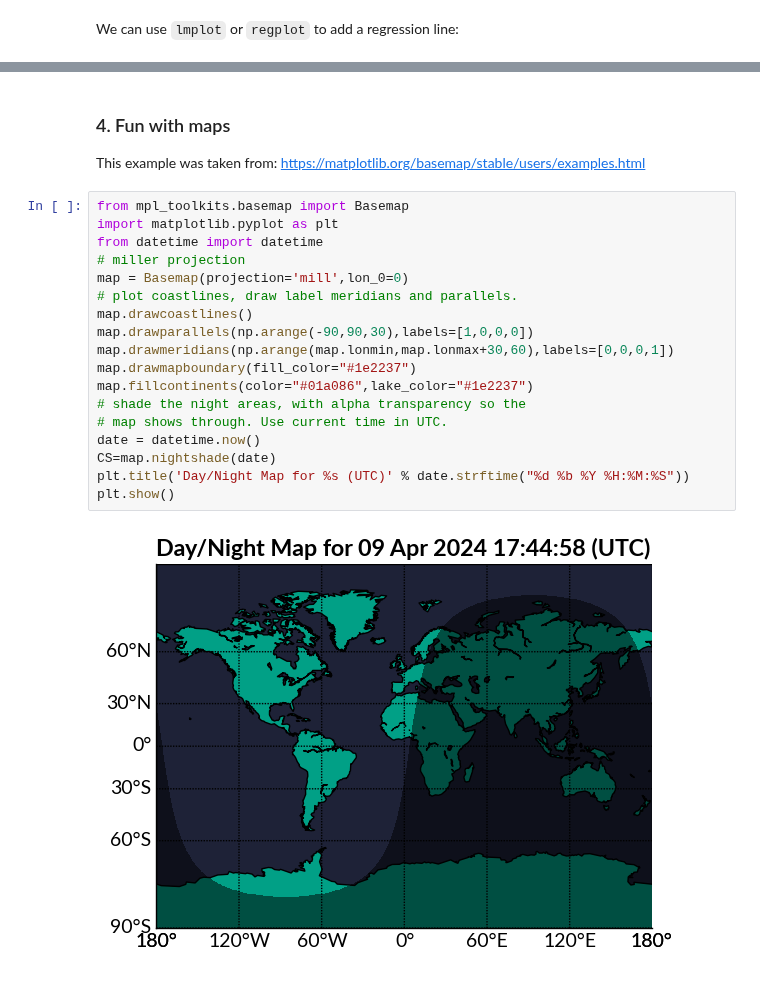
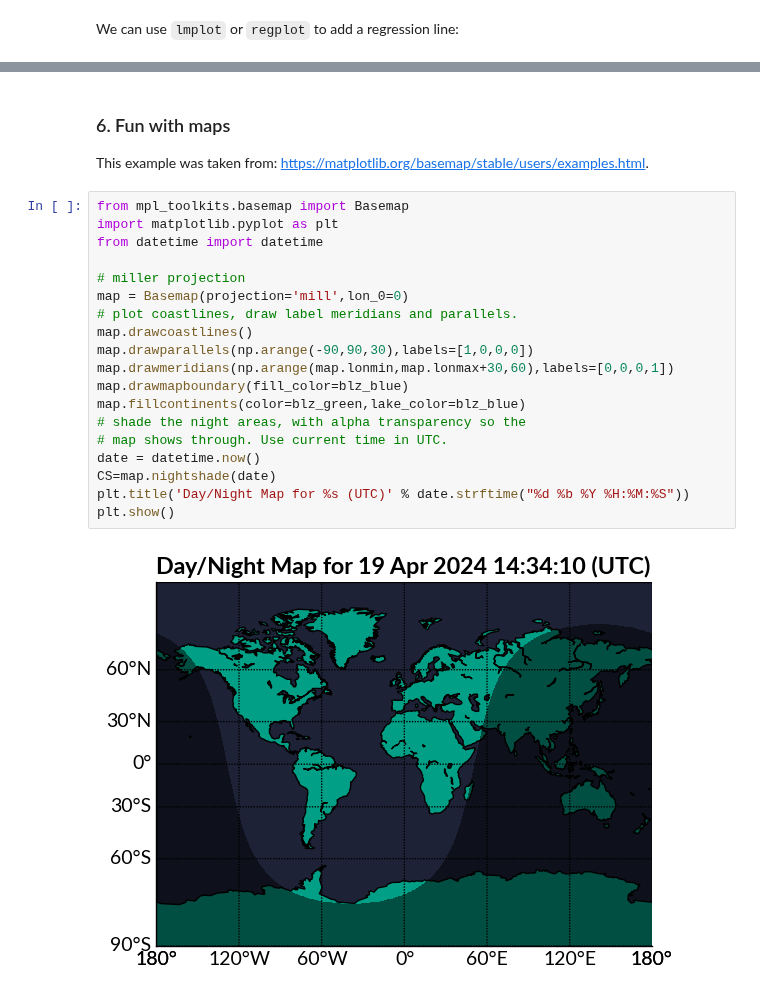
Before and after one commit to lizard-bio/nature-grade-visualization-playground, a Jupyter notebook: BioLizardStylePython/docs/example.ipynb, the cells around one changed output, grey strips where cells are left out. Saved outputs shown, nothing was run; the diff lists cells and outputs as text.

```diff
--- a/BioLizardStylePython/docs/example.ipynb
+++ b/BioLizardStylePython/docs/example.ipynb
@@ -227,24 +294,25 @@ plt.axis("off")
 # %% [markdown]
-### 4. Fun with maps
+### 6. Fun with maps
 
-This example was taken from: https://matplotlib.org/basemap/stable/users/examples.html
+This example was taken from: https://matplotlib.org/basemap/stable/users/examples.html.
 # %%
 from mpl_toolkits.basemap import Basemap
 import matplotlib.pyplot as plt
 from datetime import datetime
+
 # miller projection
 map = Basemap(projection='mill',lon_0=0)
 # plot coastlines, draw label meridians and parallels.
 map.drawcoastlines()
 map.drawparallels(np.arange(-90,90,30),labels=[1,0,0,0])
 map.drawmeridians(np.arange(map.lonmin,map.lonmax+30,60),labels=[0,0,0,1])
-map.drawmapboundary(fill_color="#1e2237")
-map.fillcontinents(color="#01a086",lake_color="#1e2237")
+map.drawmapboundary(fill_color=blz_blue)
+map.fillcontinents(color=blz_green,lake_color=blz_blue)
 # shade the night areas, with alpha transparency so the
 # map shows through. Use current time in UTC.
 date = datetime.now()
 CS=map.nightshade(date)
 plt.title('Day/Night Map for %s (UTC)' % date.strftime("%d %b %Y %H:%M:%S"))
 plt.show()
 # %% [output]
-[figure, old version]
+[figure, new version]
```
Also changed, not shown: parts of 17 cells of this notebook, 5 other files.
